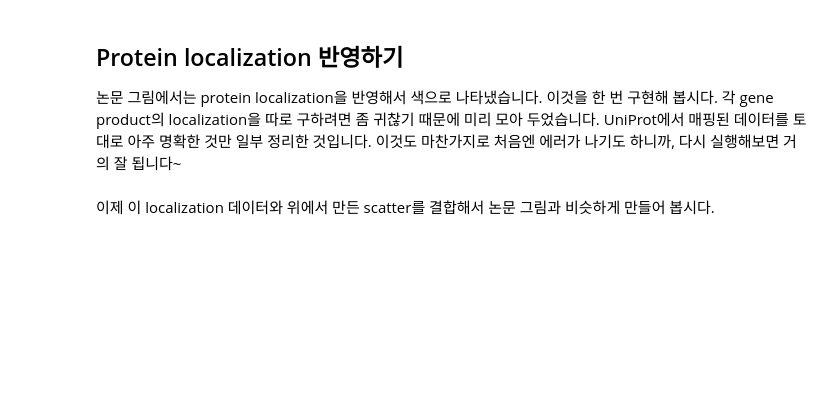
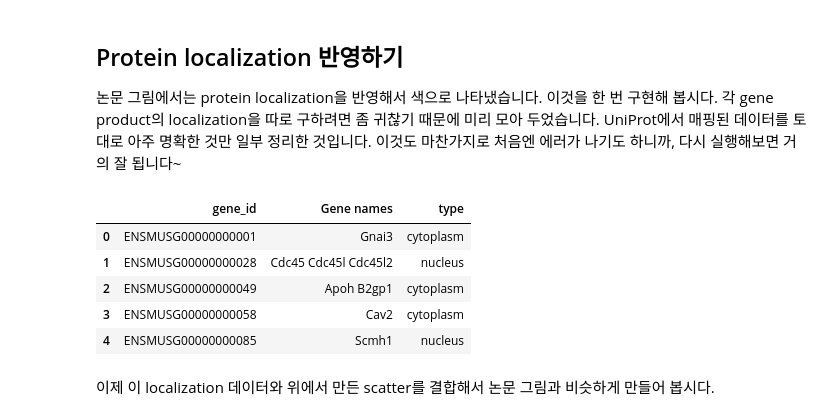
Before and after one commit to DanYeong-Lee/bioinfo1-project, a Jupyter notebook: week1.ipynb, the cells around one changed output. Cells and saved outputs as stored; diff of their text form; code cells hidden in the pictures; blank space fills up the shorter version.

```diff
--- a/week1.ipynb
+++ b/week1.ipynb
@@ -50,8 +57,18 @@ ax.scatter(np.log2(cnts['clip_enrichment']),
 논문 그림에서는 protein localization을 반영해서 색으로 나타냈습니다. 이것을 한 번 구현해 봅시다. 각 gene product의 localization을 따로 구하려면 좀 귀찮기 때문에 미리 모아 두었습니다. UniProt에서 매핑된 데이터를 토대로 아주 명확한 것만 일부 정리한 것입니다. 이것도 마찬가지로 처음엔 에러가 나기도 하니까, 다시 실행해보면 거의 잘 됩니다~
 # %%
 import ssl
+
 ssl._create_default_https_context = ssl._create_unverified_context
-mouselocal = pd.read_csv('https://hyeshik.qbio.io/binfo/mouselocalization-20210507.txt', sep='\t')
+mouselocal = pd.read_csv(
+    "https://hyeshik.qbio.io/binfo/mouselocalization-20210507.txt", sep="\t"
+)
 mouselocal.head()
+# %% [output]
+|  | gene_id | Gene names | type |
+| 0 | ENSMUSG00000000001 | Gnai3 | cytoplasm |
+| 1 | ENSMUSG00000000028 | Cdc45 Cdc45l Cdc45l2 | nucleus |
+| 2 | ENSMUSG00000000049 | Apoh B2gp1 | cytoplasm |
+| 3 | ENSMUSG00000000058 | Cav2 | cytoplasm |
+| 4 | ENSMUSG00000000085 | Scmh1 | nucleus |
 # %% [markdown]
 이제 이 localization 데이터와 위에서 만든 scatter를 결합해서 논문 그림과 비슷하게 만들어 봅시다.
```
Also changed, not shown: parts of 8 cells of this notebook.
